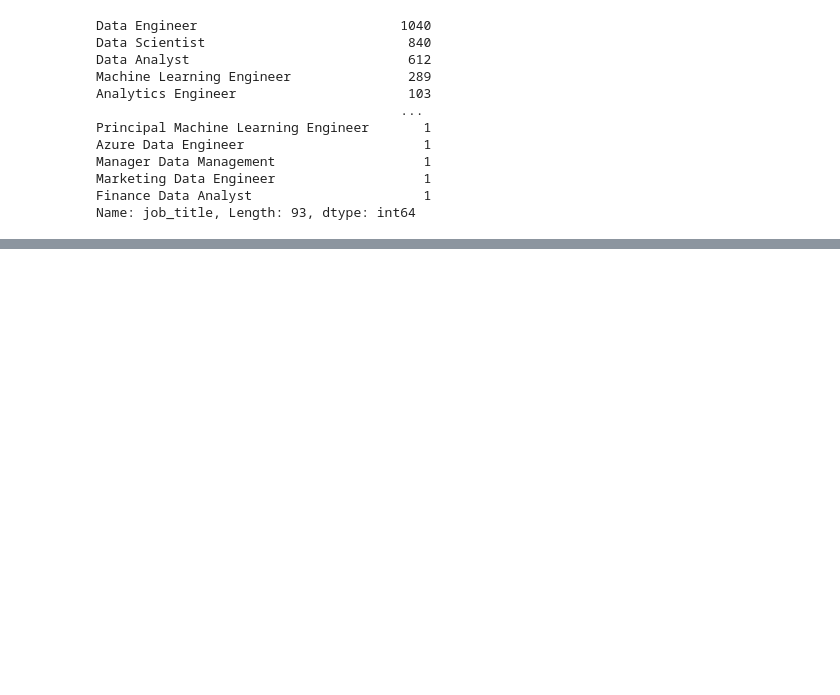
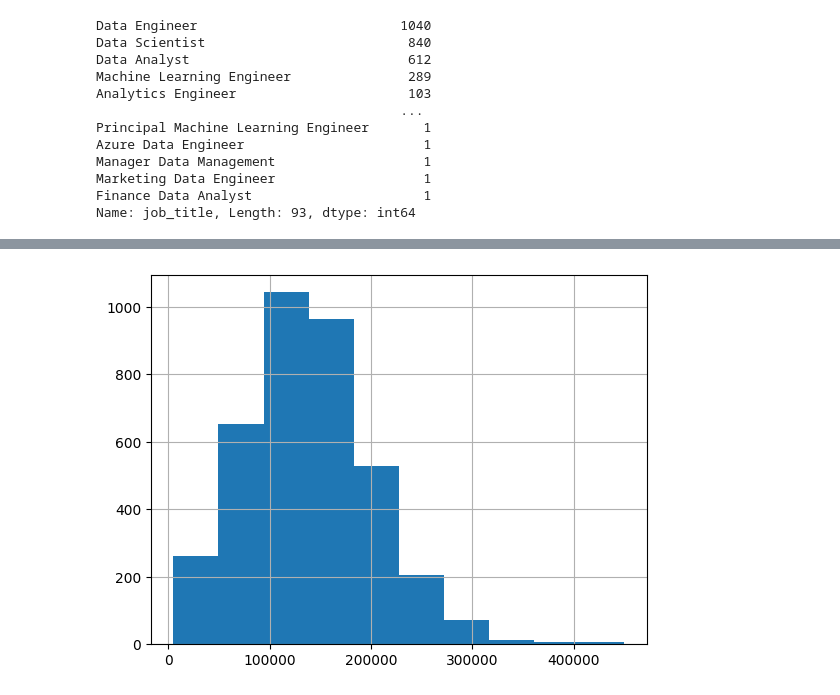
Before and after one commit to patricioegas/Prediccion-de-salarios, a Jupyter notebook: Salarios_DS2023.ipynb, the cells around one changed output, grey strips where cells are left out. Cells and saved outputs as stored; diff of their text form; code cells hidden in the pictures; blank space fills up the shorter version.

```diff
--- a/Salarios_DS2023.ipynb
+++ b/Salarios_DS2023.ipynb
@@ -131,3 +130,10 @@ Manager Data Management                   1
 Marketing Data Engineer                   1
 Finance Data Analyst                      1
 Name: job_title, Length: 93, dtype: int64
+# %%
+# En la columna 'experience_level' se puede clasificar los datos de manera ordinal
+df['experience_level'] = df['experience_level'].replace('EN', 0)
+df['experience_level'] = df['experience_level'].replace('MI', 1)
+df['experience_level'] = df['experience_level'].replace('SE', 2)
+df['experience_level'] = df['experience_level'].replace('EX', 3)
+df['experience_level'].value_counts()
@@ -133,0 +159,6 @@ Name: job_title, Length: 93, dtype: int64
+# %%
+# Hacer un histograma y remover notación científica
+df['salary_in_usd'].hist()
+plt.ticklabel_format(useOffset=False, style='plain')
+# %% [output]
+[figure, added]
```
Also changed, not shown: parts of 6 cells of this notebook.
